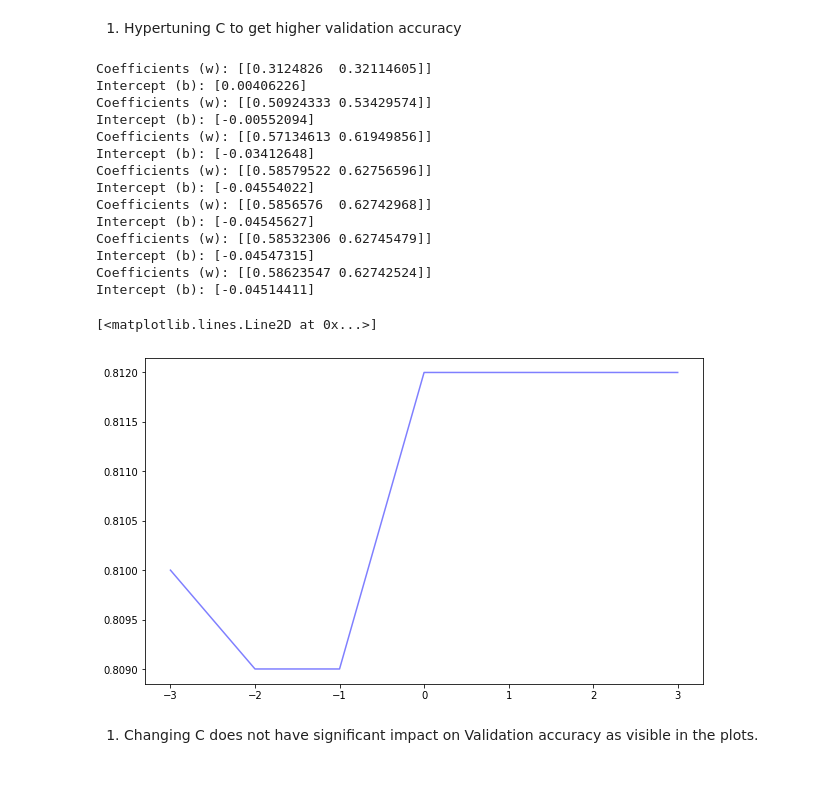
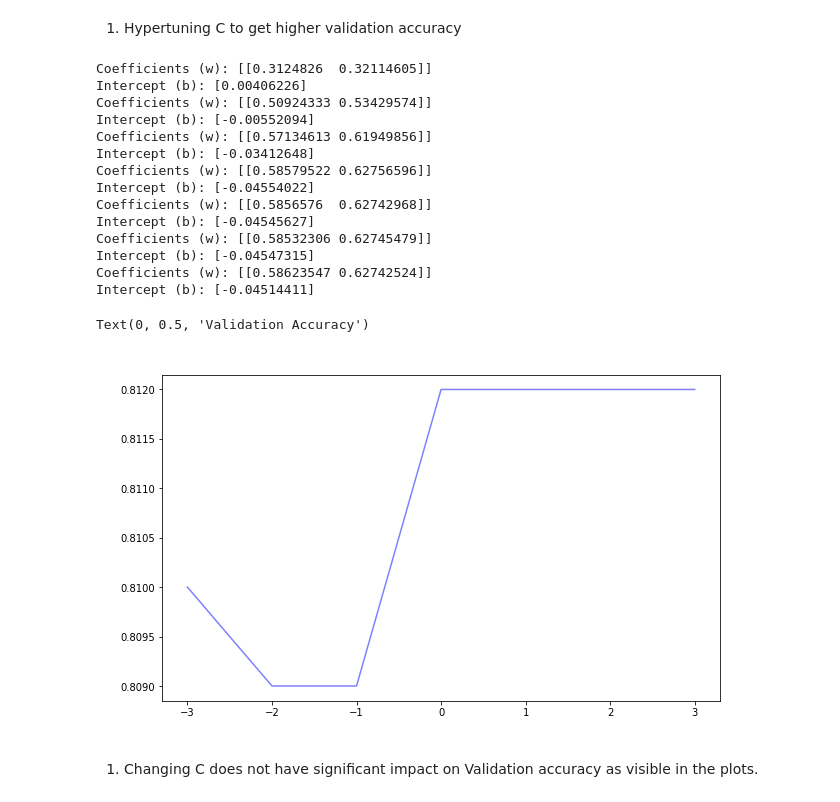
Before and after one commit to princekain/Machine_Learning, a Jupyter notebook: SVM/SVM_Overlapping.ipynb, the cells around one changed output. Cells and saved outputs as stored; diff of their text form; code cells hidden in the pictures.

```diff
--- a/SVM/SVM_Overlapping.ipynb
+++ b/SVM/SVM_Overlapping.ipynb
@@ -152,34 +152,37 @@ y_val = val_df['y'].values.astype(float)
 N = len(y_val)
 valid_acc=[0.0,0.0,0.0,0.0,0.0,0.0,0.0]
 C=[0.001,0.01,0.1,1,10,100,1000]
 # kernel='linear' uses the exact same math you are trying to write
 for i in range(0,7,1):
     model = SVC(kernel='linear', C=C[i])
     model.fit(x1_val, y_val)
 
     print("Coefficients (w):", model.coef_)
     print("Intercept (b):", model.intercept_)
     y_val_pred = model.predict(x1_val)
     valid_acc[i]=np.sum(y_val_pred == y_val) / len(y_val)
 
 plt.figure(figsize=(10,6))
 plt.plot(np.log10(C), valid_acc,color="blue",alpha=0.5,label='Original Data')
+plt.title('Validation Accuracy v/s C', fontsize=14, color='white')
+plt.xlabel('Values of C', fontsize=12,color='white')
+plt.ylabel('Validation Accuracy', fontsize=12,color='white')
 # %% [output]
 Coefficients (w): [[0.3124826  0.32114605]]
 Intercept (b): [0.00406226]
 Coefficients (w): [[0.50924333 0.53429574]]
 Intercept (b): [-0.00552094]
 Coefficients (w): [[0.57134613 0.61949856]]
 Intercept (b): [-0.03412648]
 Coefficients (w): [[0.58579522 0.62756596]]
 Intercept (b): [-0.04554022]
 Coefficients (w): [[0.5856576  0.62742968]]
 Intercept (b): [-0.04545627]
 Coefficients (w): [[0.58532306 0.62745479]]
 Intercept (b): [-0.04547315]
 Coefficients (w): [[0.58623547 0.62742524]]
 Intercept (b): [-0.04514411]
-[<matplotlib.lines.Line2D at 0x...>]
+Text(0, 0.5, 'Validation Accuracy')
-[figure, old version]
+[figure, new version]
 # %% [markdown]
 1. Changing C does not have significant impact on Validation accuracy as visible in the plots.
```
Also changed, not shown: 11 other files.
